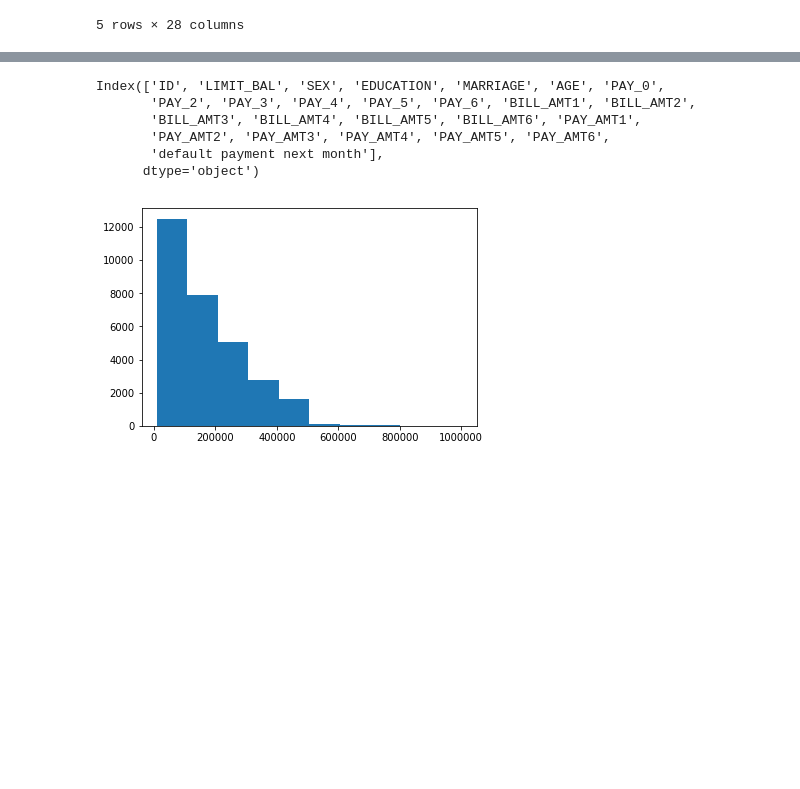
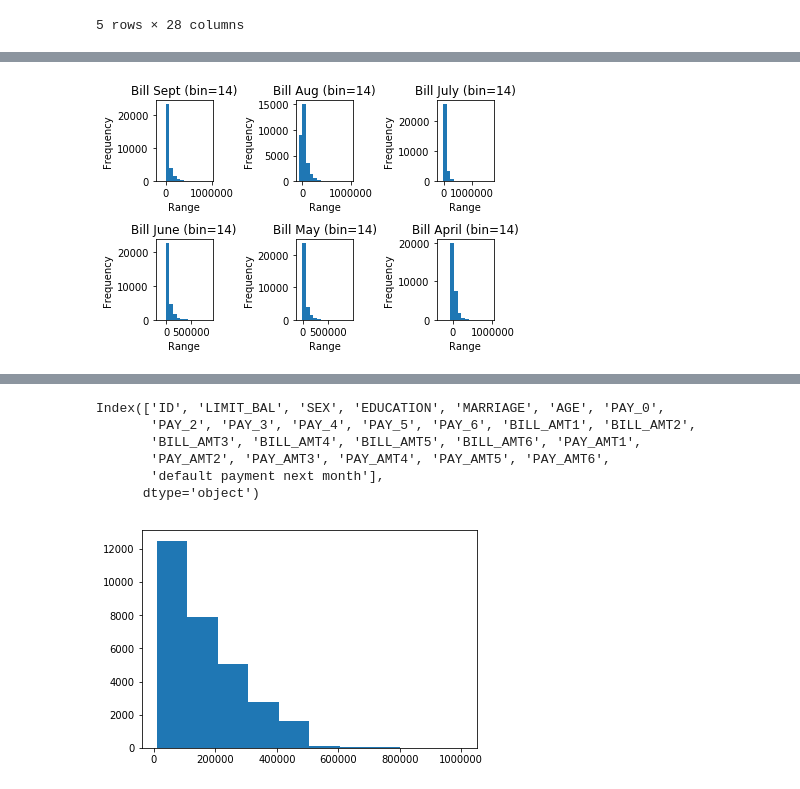
Before and after one commit to rsalaud/C5_T2, a Jupyter notebook: C5_T2.ipynb, the cells around one changed output, grey strips where cells are left out. Drawn from its saved outputs; the diff is of its cells as text; code cells hidden in the pictures; blank space fills up the shorter version.

```diff
--- a/C5_T2.ipynb
+++ b/C5_T2.ipynb
@@ -194,0 +209,42 @@ plt.show()
+# %%
+from pylab import *
+subplot(2,3,1)
+plt.hist(credit['BILL_AMT1'], bins=14)
+plt.title('Bill Sept (bin=14)')
+plt.xlabel('Range')
+plt.ylabel('Frequency')
+
+subplot(2,3,2)
+plt.hist(credit['BILL_AMT2'], bins=14)
+plt.title('Bill Aug (bin=14)')
+plt.xlabel('Range')
+plt.ylabel('Frequency')
+
+subplot(2,3,3)
+plt.hist(credit['BILL_AMT3'], bins=14)
+plt.title('Bill July (bin=14)')
+plt.xlabel('Range')
+plt.ylabel('Frequency')
+
+subplot(2,3,4)
+plt.hist(credit['BILL_AMT4'], bins=14)
+plt.title('Bill June (bin=14)')
+plt.xlabel('Range')
+plt.ylabel('Frequency')
+
+subplot(2,3,5)
+plt.hist(credit['BILL_AMT5'], bins=14)
+plt.title('Bill May (bin=14)')
+plt.xlabel('Range')
+plt.ylabel('Frequency')
+
+subplot(2,3,6)
+plt.hist(credit['BILL_AMT6'], bins=14)
+plt.title('Bill April (bin=14)')
+plt.xlabel('Range')
+plt.ylabel('Frequency')
+
+plt.tight_layout()
+plt.show()
+# %% [output]
+[figure, added]
```
Also changed, not shown: parts of 35 cells of this notebook.
